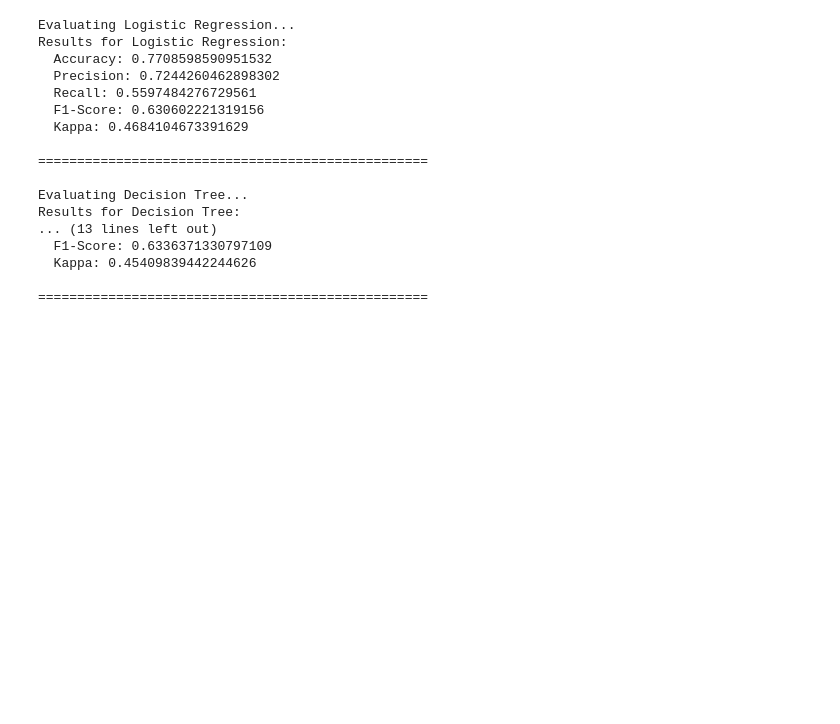
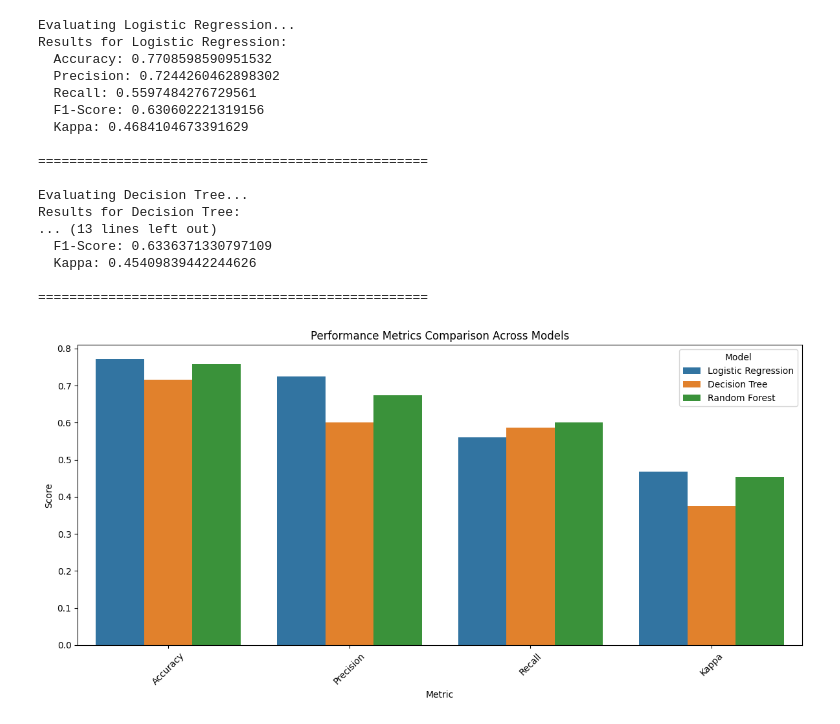
Before and after one commit to kanishk-16/Assignment-1-Diabetes-, a Jupyter notebook: code.ipynb, the cells around one changed output. Drawn from its saved outputs; the diff is of its cells as text; code cells hidden in the pictures; blank space fills up the shorter version.

Commit message:
Added graphs for better visualization

```diff
--- a/code.ipynb
+++ b/code.ipynb
@@ -159,3 +159,32 @@ Results for Decision Tree:
   Kappa: 0.45409839442244626
 
 ==================================================
+# %%
+import matplotlib.pyplot as plt
+import seaborn as sns
+import pandas as pd
+
+# Performance results for each model
+results = {
+    'Model': ['Logistic Regression', 'Decision Tree', 'Random Forest'],
+    'Accuracy': [0.7709, 0.7163, 0.7579],
+    'Precision': [0.7244, 0.6002, 0.6746],
+    'Recall': [0.5597, 0.5860, 0.6010],
+    'Kappa': [0.4684, 0.3744, 0.4541]
+}
+
+df_results = pd.DataFrame(results)
+
+df_melted = df_results.melt(id_vars='Model', var_name='Metric', value_name='Score')
+
+# Plotting
+plt.figure(figsize=(12, 6))
+sns.barplot(data=df_melted, x='Metric', y='Score', hue='Model')
+plt.title('Performance Metrics Comparison Across Models')
+plt.ylabel('Score')
+plt.legend(title='Model')
+plt.xticks(rotation=45)
+plt.tight_layout()
+plt.show()
+# %% [output]
+[figure, added]
```
